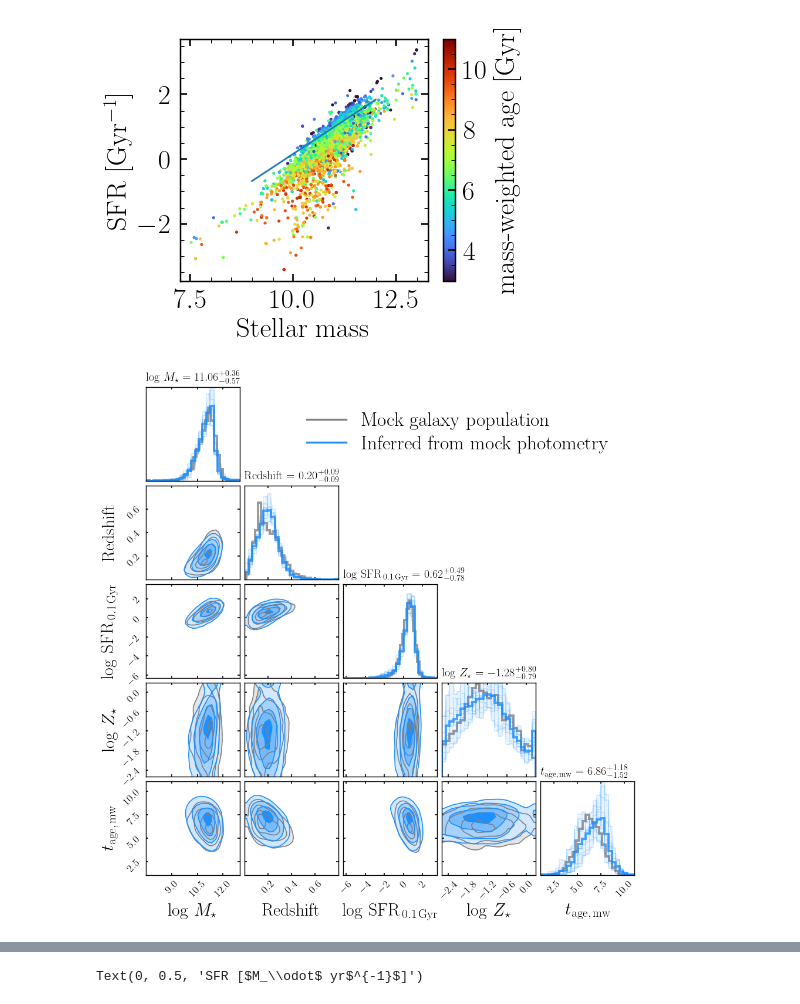
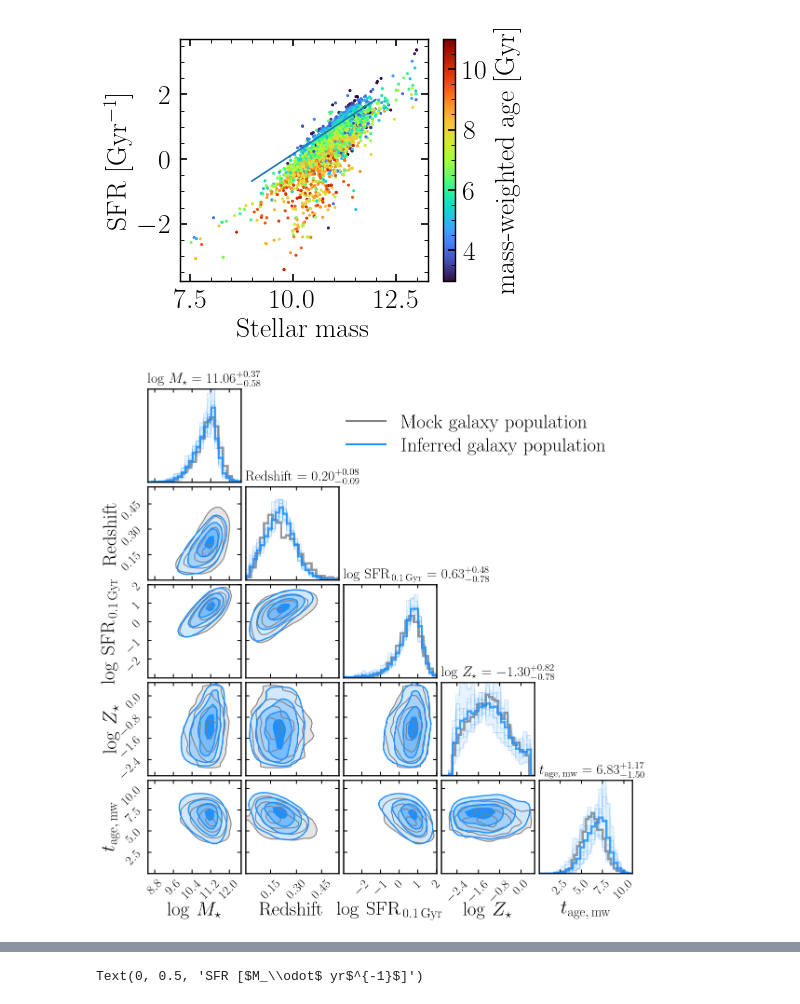
Before and after one commit to AstroJacobLi/popsed, a Jupyter notebook: notebooks/neural_density_estimator/NMF/GAMA/mock/combine_NDEs_GAMA_mock.ipynb, the cells around one changed output, grey strips where cells are left out. Drawn from its saved outputs; the diff is of its cells as text; code cells hidden in the pictures.

```diff
--- a/notebooks/neural_density_estimator/NMF/GAMA/mock/combine_NDEs_GAMA_mock.ipynb
+++ b/notebooks/neural_density_estimator/NMF/GAMA/mock/combine_NDEs_GAMA_mock.ipynb
@@ -444,43 +458,50 @@ Text(0, 0.5, 'SFR [Gyr$^{-1}$]')
 [figure]
 # %%
 import popsed
-popsed.set_matplotlib(style='JL', usetex=True, dpi=80, fontsize=25)
+popsed.set_matplotlib(style='JL', usetex=True, dpi=100, fontsize=25)
+import matplotlib as mpl
+mpl.rcParams['axes.linewidth'] = 1.8
 # %%
 labels = [r'$\log\,M_{\star}$', r'Redshift', r'$\log\,\mathrm{SFR}_{\,0.1\,\rm Gyr}$',
           r'$\log\,Z_{\star}$', r'$t_{\mathrm{age,\,mw}}$']
 
 figure = corner.corner(np.vstack([obs_truth['logmstar'] + 0.2, obs_truth['redshift'],
                                   np.log10(obs_truth['sfr']), obs_truth['logzsol'], obs_truth['age']]).T,
                        labels=labels, bins=25,
                        color='gray',  # quantiles=[0.16, 0.5, 0.84],
                        smooth=1, fill_contours=True,
                        show_titles=False, title_kwargs={"fontsize": 14},
                        hist_kwargs={'density': True}, plot_datapoints=False)
 
 figure = corner.corner(temp,
 #                     np.vstack([obs_rec['logmstar'], obs_rec['redshift'],
 #                                   np.log10(obs_rec['sfr']), obs_rec['logzsol'], obs_rec['age']]).T,
                        fig=figure,
-                       labels=labels, bins=25, label_kwargs={'fontsize': 27},
+                       labels=labels, bins=25,
                        color='dodgerblue',  # quantiles=[0.16, 0.5, 0.84],
                        smooth=1, fill_contours=True,
-                       show_titles=True, title_kwargs={"fontsize": 18, 'loc': 'left'},
-                       hist_kwargs={'density': True}, plot_datapoints=False)
+                       show_titles=True,
+                       label_kwargs={"fontsize": 30},
+                       title_kwargs={"fontsize": 22, 'loc': 'left'},
+                       hist_kwargs={'density': True},
+                       contour_kwargs={'linewidths': 2},
+                       plot_datapoints=False,
+                       range=[[8.5, 12.5], [0, 0.55], [-3, 2], [-3., 0.5], [0, 11]])
 
 import matplotlib.lines as mlines
 k_line = mlines.Line2D([], [], color='gray', lw=3, label='Mock galaxy population')
 b_line = mlines.Line2D([], [], color='dodgerblue', lw=3,
-                       label=r'Inferred from mock photometry')
+                       label=r'Inferred galaxy population')
 
 for ax in figure.get_axes():
-    ax.tick_params(labelsize=16, length=4)
+    ax.tick_params(labelsize=20)#, length=4)
     ax.minorticks_off()
 
 ax = figure.get_axes()[4]
 leg = ax.legend(handles=[k_line, b_line],
                 fontsize=30,)
 
 plt.savefig('/tigress/jiaxuanl/public_html/figure/popsed/mock_test_params.pdf',
             bbox_inches='tight',)
 # %% [output]
-[figure, old version]
+[figure, new version]
```
Also changed, not shown: parts of 6 cells of this notebook, 4 other files.
